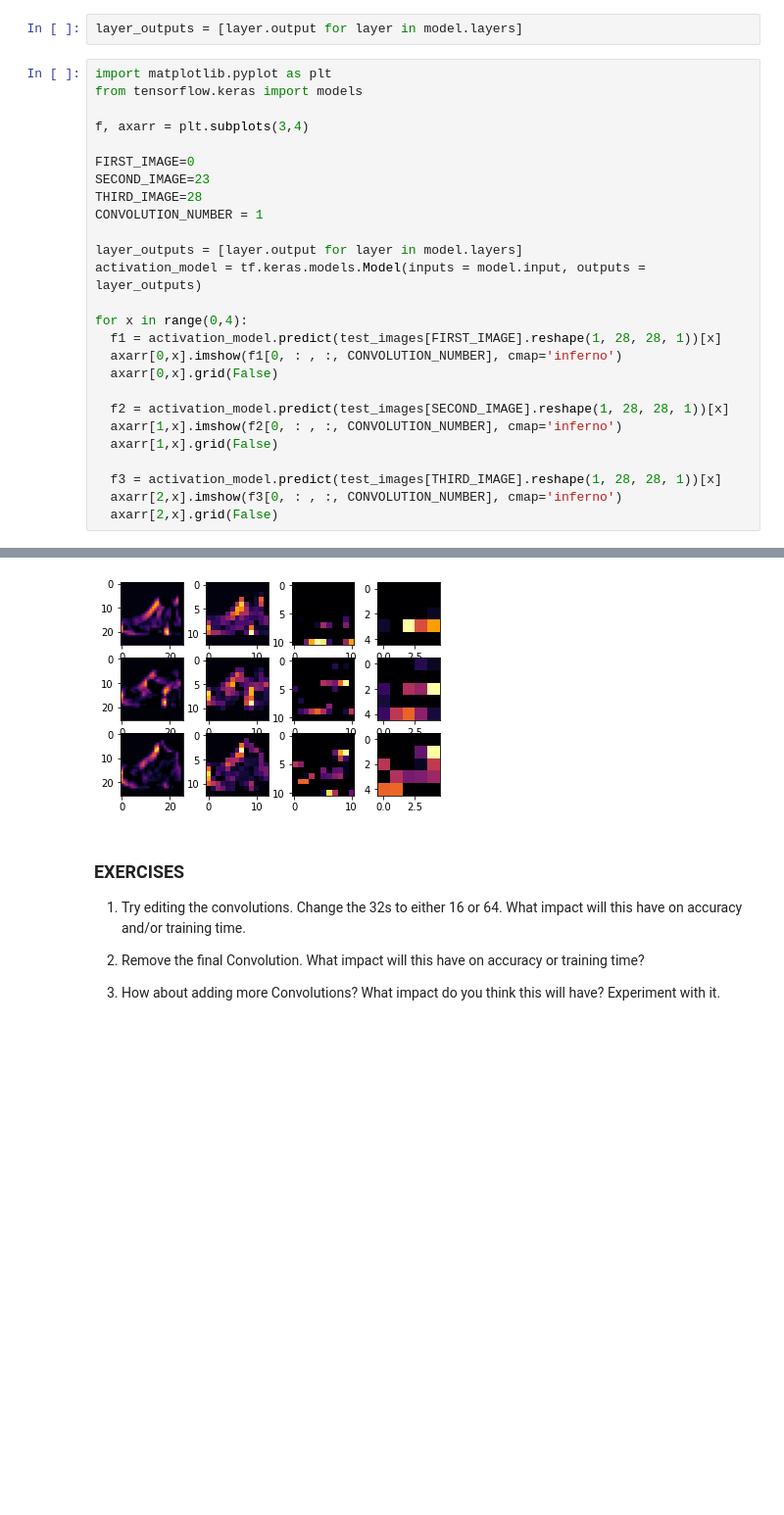
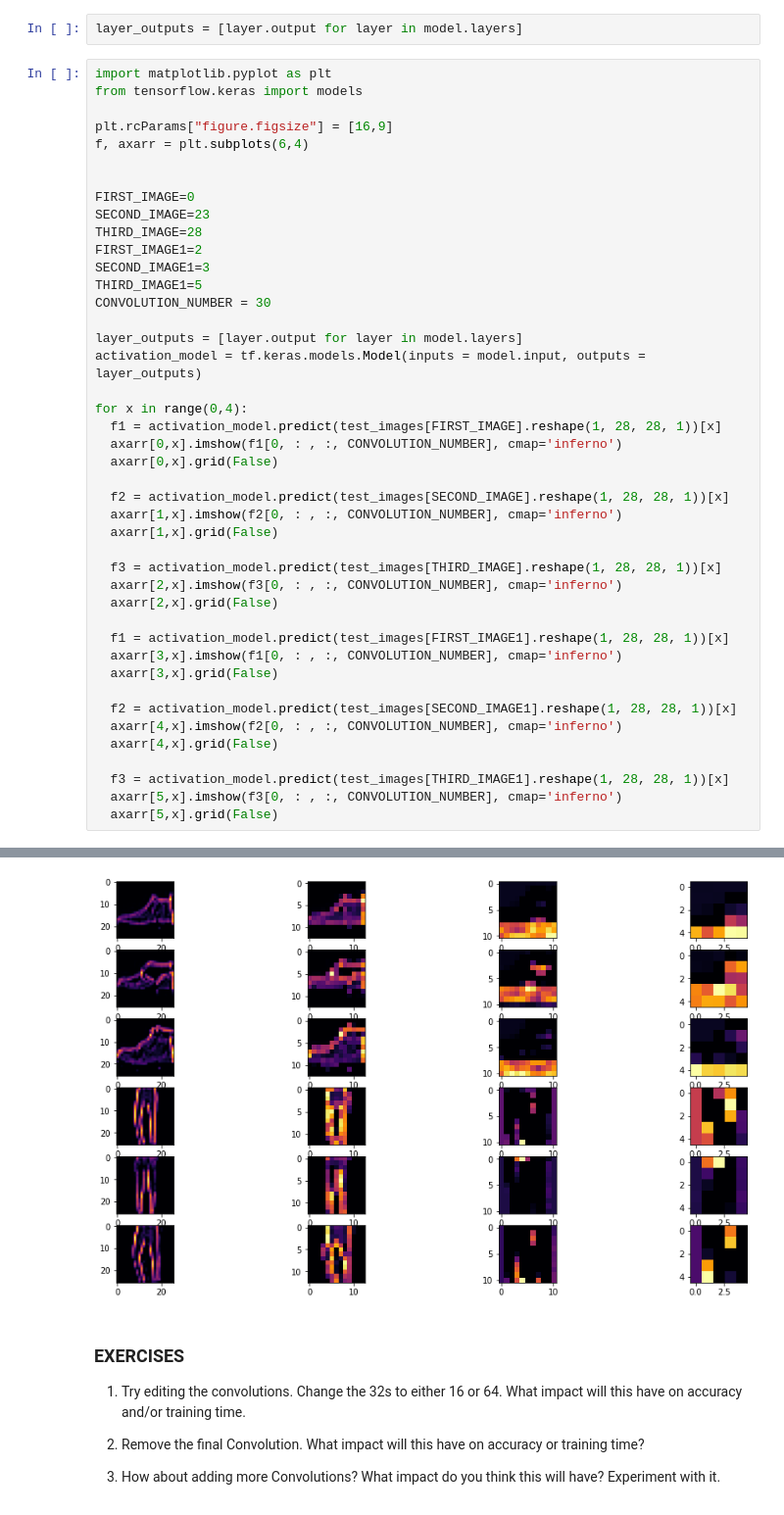
Before and after one commit to alessandrobruni/tensorflow_intro, a Jupyter notebook: C1_W3_Lab_1_improving_accuracy_using_convolutions.ipynb, the cells around one changed output, grey strips where cells are left out. Shown at 98% size. Cells and saved outputs as stored; diff of their text form; blank space fills up the shorter version.

```diff
--- a/C1_W3_Lab_1_improving_accuracy_using_convolutions.ipynb
+++ b/C1_W3_Lab_1_improving_accuracy_using_convolutions.ipynb
@@ -182,12 +182,17 @@ layer_outputs = [layer.output for layer in model.layers]
 import matplotlib.pyplot as plt
 from tensorflow.keras import models
 
-f, axarr = plt.subplots(3,4)
+plt.rcParams["figure.figsize"] = [16,9]
+f, axarr = plt.subplots(6,4)
+
 
 FIRST_IMAGE=0
 SECOND_IMAGE=23
 THIRD_IMAGE=28
-CONVOLUTION_NUMBER = 1
+FIRST_IMAGE1=2
+SECOND_IMAGE1=3
+THIRD_IMAGE1=5
+CONVOLUTION_NUMBER = 30
 
 layer_outputs = [layer.output for layer in model.layers]
 activation_model = tf.keras.models.Model(inputs = model.input, outputs = layer_outputs)
@@ -204,4 +209,16 @@ for x in range(0,4):
   f3 = activation_model.predict(test_images[THIRD_IMAGE].reshape(1, 28, 28, 1))[x]
   axarr[2,x].imshow(f3[0, : , :, CONVOLUTION_NUMBER], cmap='inferno')
   axarr[2,x].grid(False)
+
+  f1 = activation_model.predict(test_images[FIRST_IMAGE1].reshape(1, 28, 28, 1))[x]
+  axarr[3,x].imshow(f1[0, : , :, CONVOLUTION_NUMBER], cmap='inferno')
+  axarr[3,x].grid(False)
+
+  f2 = activation_model.predict(test_images[SECOND_IMAGE1].reshape(1, 28, 28, 1))[x]
+  axarr[4,x].imshow(f2[0, : , :, CONVOLUTION_NUMBER], cmap='inferno')
+  axarr[4,x].grid(False)
+
+  f3 = activation_model.predict(test_images[THIRD_IMAGE1].reshape(1, 28, 28, 1))[x]
+  axarr[5,x].imshow(f3[0, : , :, CONVOLUTION_NUMBER], cmap='inferno')
+  axarr[5,x].grid(False)
 # %% [output]
@@ -220,4 +242,4 @@ for x in range(0,4):
-[figure, old version]
+[figure, new version]
 # %% [markdown]
 ### EXERCISES
 
```
Also changed, not shown: parts of 3 cells of this notebook.
